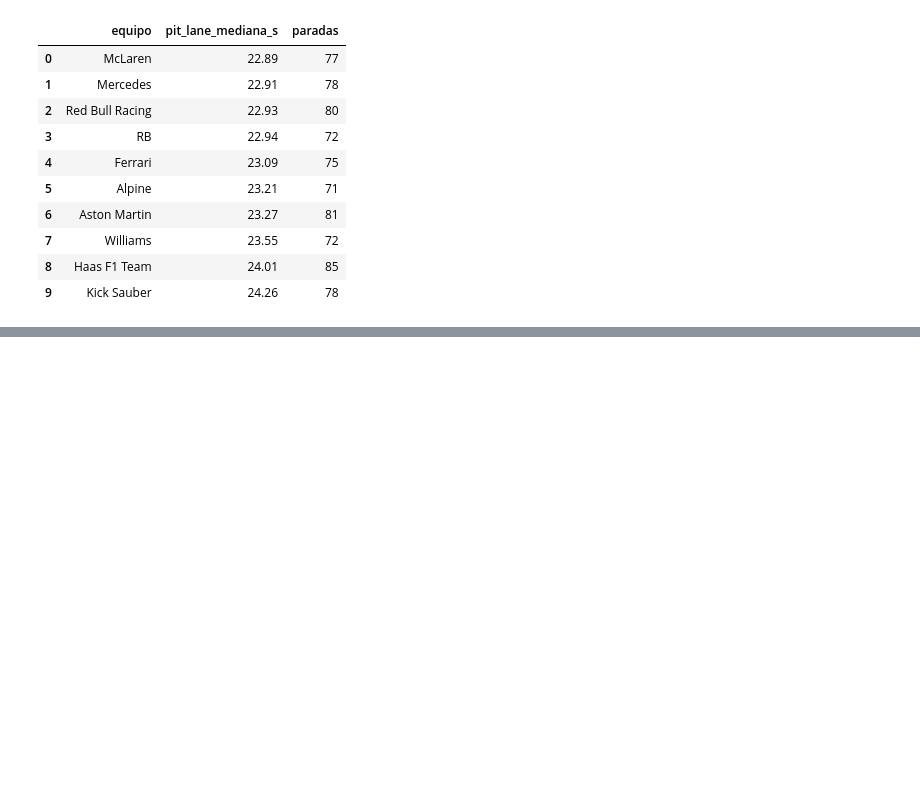
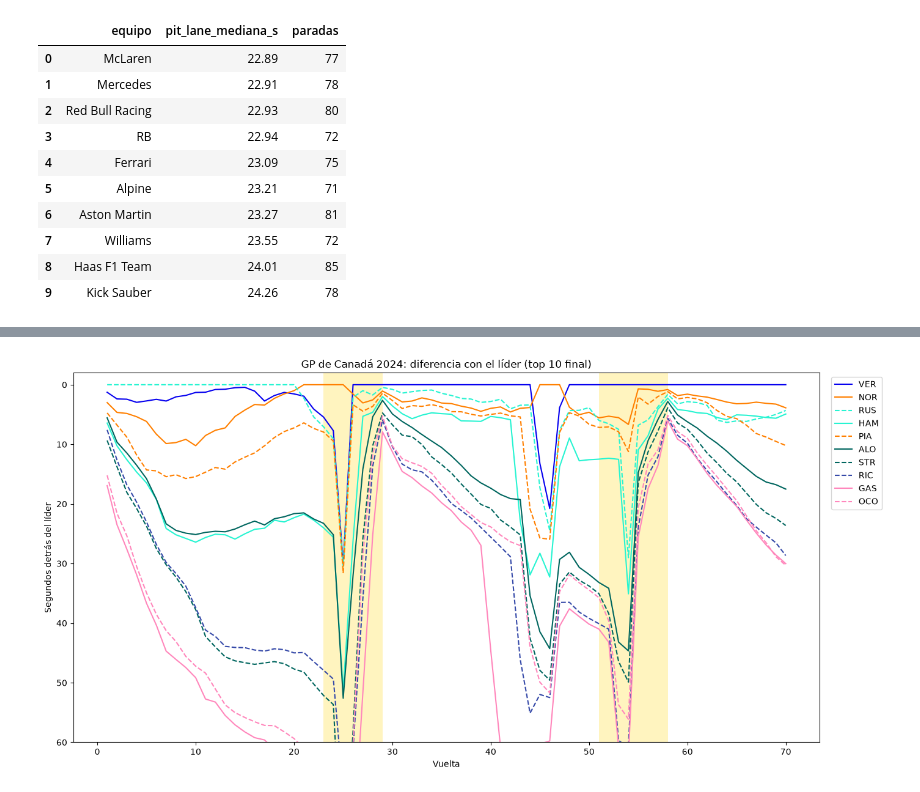
Before and after one commit to wewesito/f1-strategy-analytics, a Jupyter notebook: 01_exploracion.ipynb, the cells around one changed output, grey strips where cells are left out. Saved outputs shown, nothing was run; the diff lists cells and outputs as text; code cells hidden in the pictures; blank space fills up the shorter version.

```diff
--- a/01_exploracion.ipynb
+++ b/01_exploracion.ipynb
@@ -639,0 +718,28 @@ con.close()
+# %%
+gaps = laps.copy()
+gaps['TimeSec'] = gaps['Time'].dt.total_seconds()
+
+# El líder es quien completa cada vuelta antes: el menor 'Time' de esa vuelta
+gaps['TiempoLider'] = gaps.groupby('LapNumber')['TimeSec'].transform('min')
+gaps['GapLider'] = gaps['TimeSec'] - gaps['TiempoLider']
+
+top10 = session.results['Abbreviation'].head(10).tolist()
+
+fig, ax = plt.subplots(figsize=(14, 7))
+for piloto in top10:
+    datos = gaps[gaps['Driver'] == piloto]
+    estilo = fastf1.plotting.get_driver_style(
+        identifier=piloto, style=['color', 'linestyle'], session=session
+    )
+    ax.plot(datos['LapNumber'], datos['GapLider'], label=piloto, **estilo)
+
+sombrear_sc(ax)
+ax.set_ylim(60, -2)                # 0 arriba = líder; limitamos a 60 s para ver bien el grupo
+ax.set_xlabel('Vuelta')
+ax.set_ylabel('Segundos detrás del líder')
+ax.set_title('GP de Canadá 2024: diferencia con el líder (top 10 final)')
+ax.legend(bbox_to_anchor=(1.01, 1), loc='upper left')
+plt.tight_layout()
+plt.show()
+# %% [output]
+[figure, added]
```
Also changed, not shown: parts of 5 cells of this notebook.
